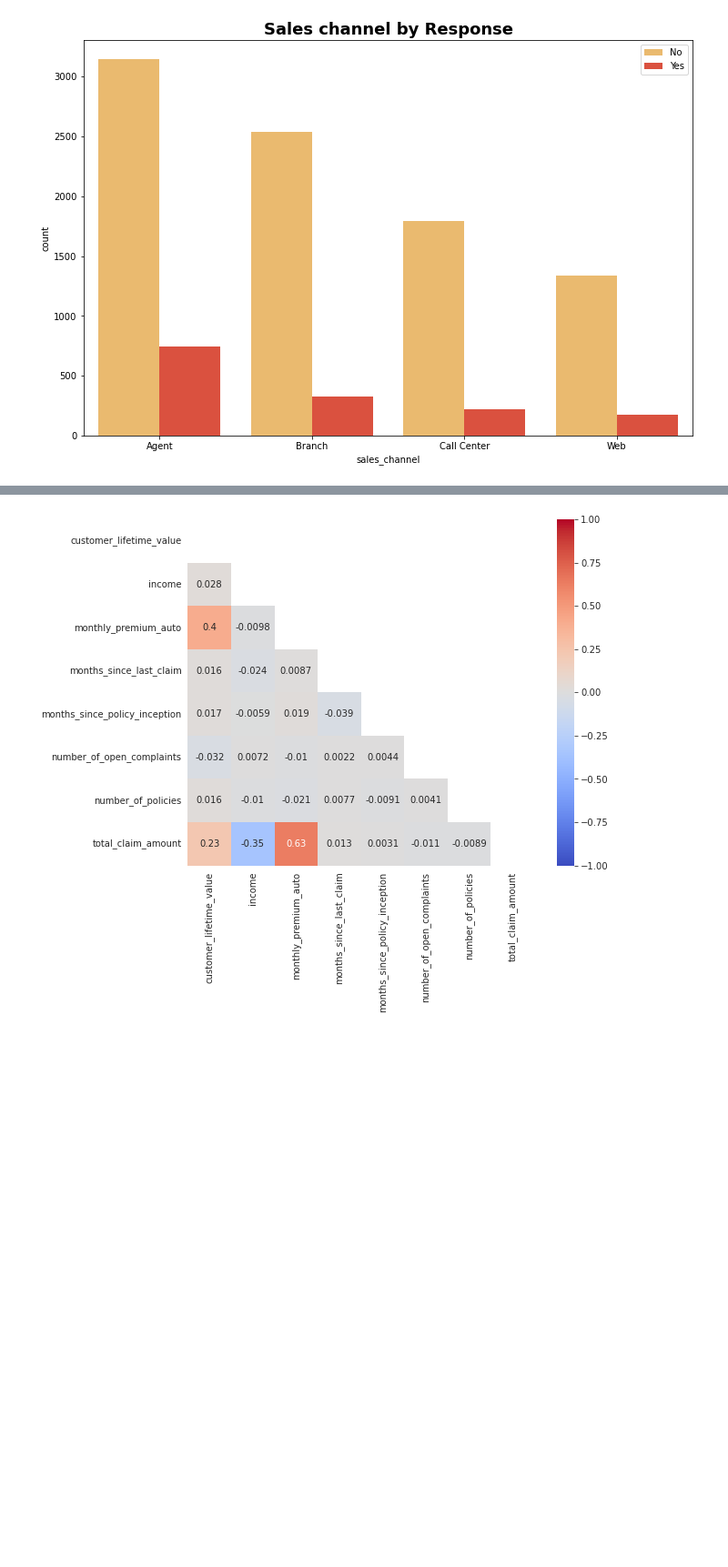
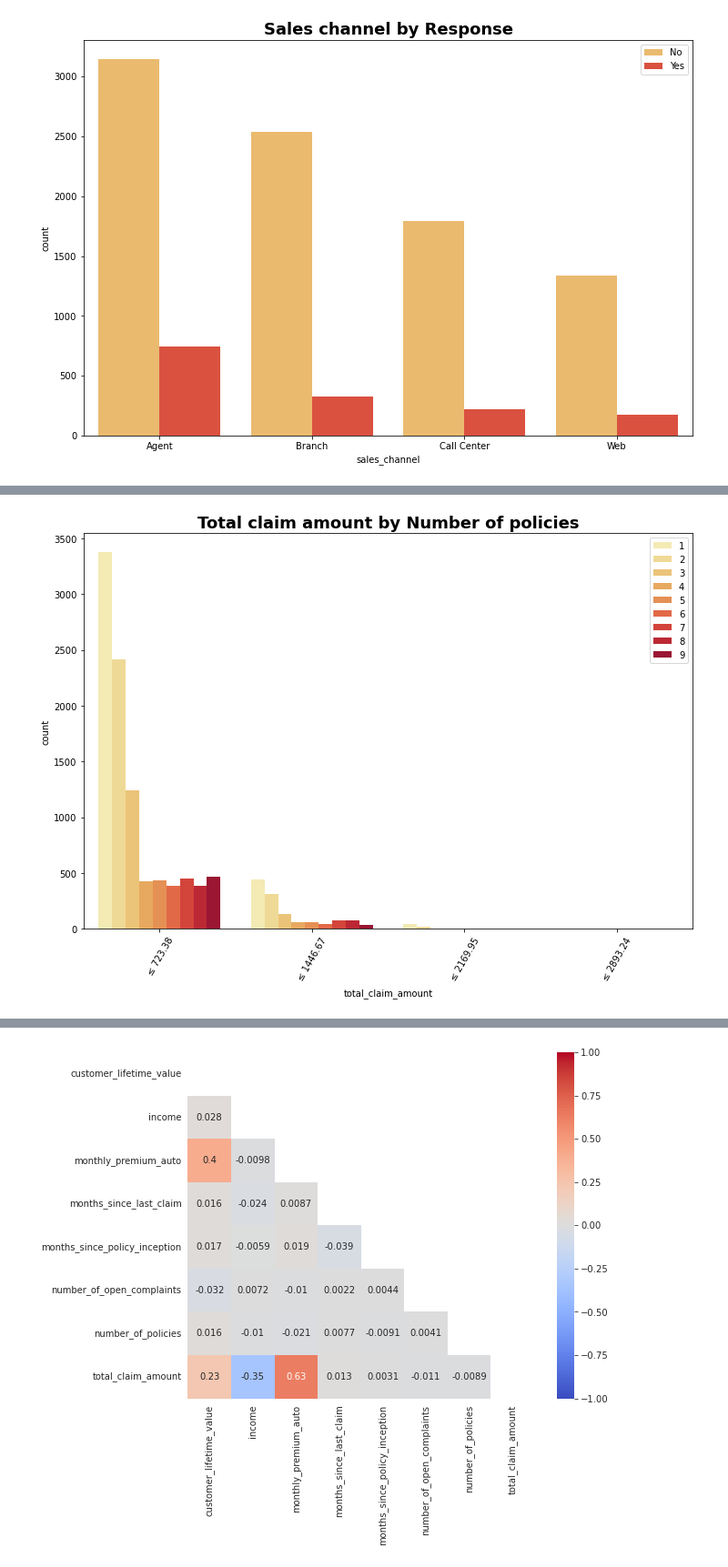
Before and after one commit to Romes-Kalt/Customer_Data_Analysis, a Jupyter notebook: data_exploratory_analysis.ipynb, the cells around one changed output, grey strips where cells are left out. Shown at 91% size. Drawn from its saved outputs; the diff is of its cells as text; code cells hidden in the pictures; blank space fills up the shorter version.

```diff
--- a/data_exploratory_analysis.ipynb
+++ b/data_exploratory_analysis.ipynb
@@ -211,0 +247,4 @@ plot_rate_by(raw_df, "monthly_premium_auto", "response")
+# %%
+plot_rate_by(raw_df, "total_claim_amount",  "number_of_policies")
+# %% [output]
+[figure, added]
```
Also changed, not shown: parts of 27 cells of this notebook, 3 other files.
